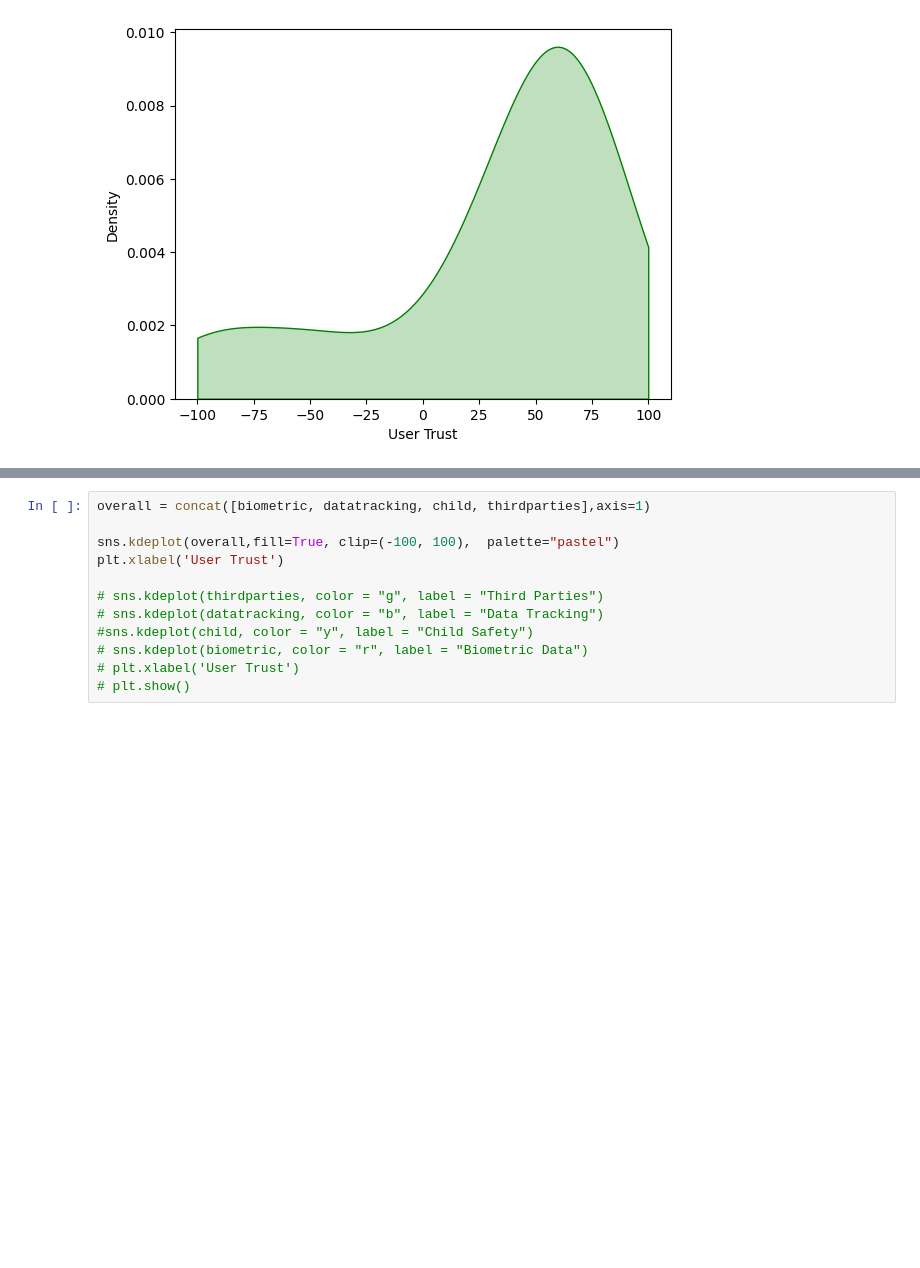
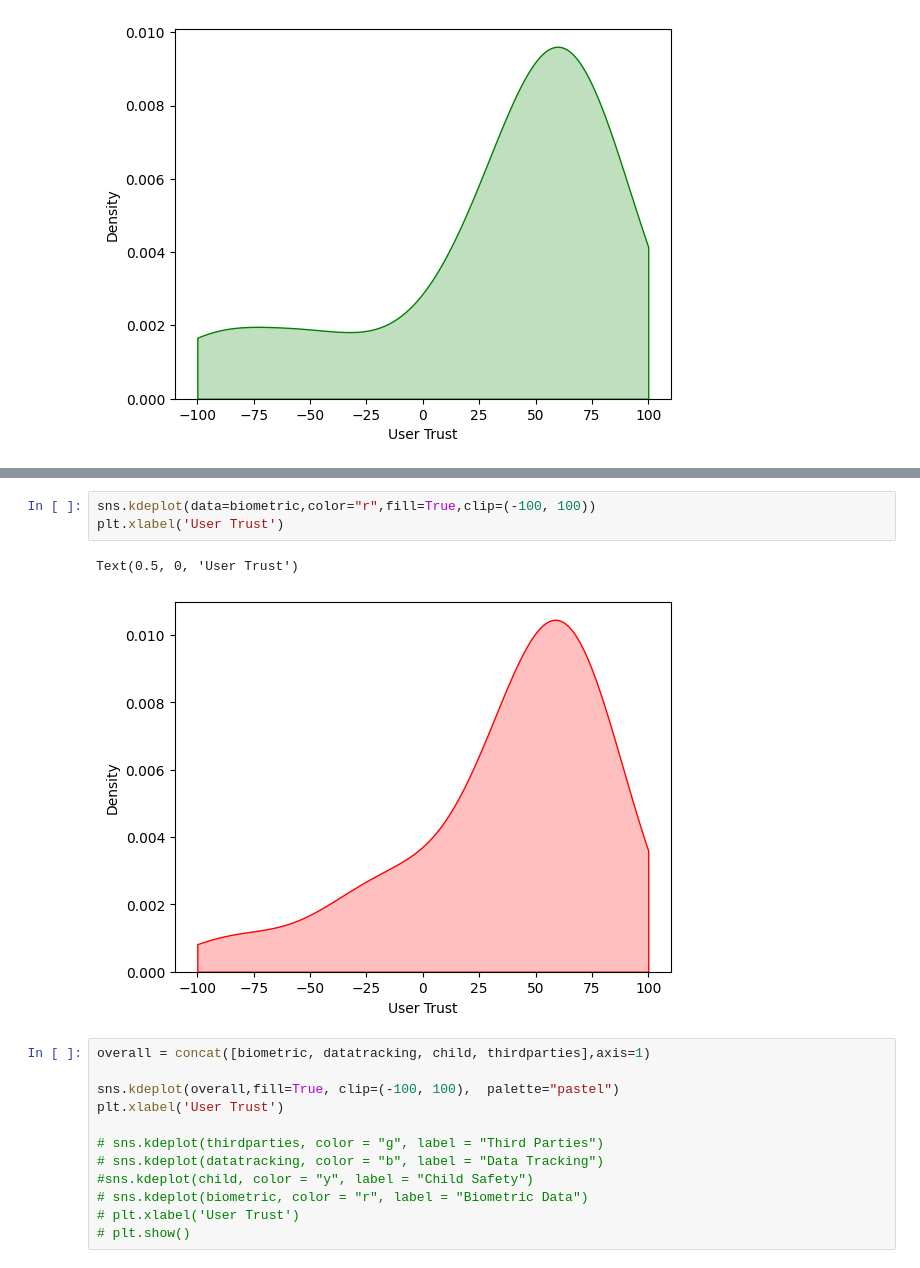
Before and after one commit to mojeanmac/privacy-survey-density-map, a Jupyter notebook: copy.ipynb, the cells around one changed output, grey strips where cells are left out. Cells and saved outputs as stored; diff of their text form; blank space fills up the shorter version.

```diff
--- a/copy.ipynb
+++ b/copy.ipynb
@@ -67,3 +73,9 @@ Text(0.5, 0, 'User Trust')
+# %%
+sns.kdeplot(data=biometric,color="r",fill=True,clip=(-100, 100))
+plt.xlabel('User Trust')
+# %% [output]
+Text(0.5, 0, 'User Trust')
+[figure, added]
 # %%
 overall = concat([biometric, datatracking, child, thirdparties],axis=1)
 
```
Also changed, not shown: parts of 1 cell of this notebook.
